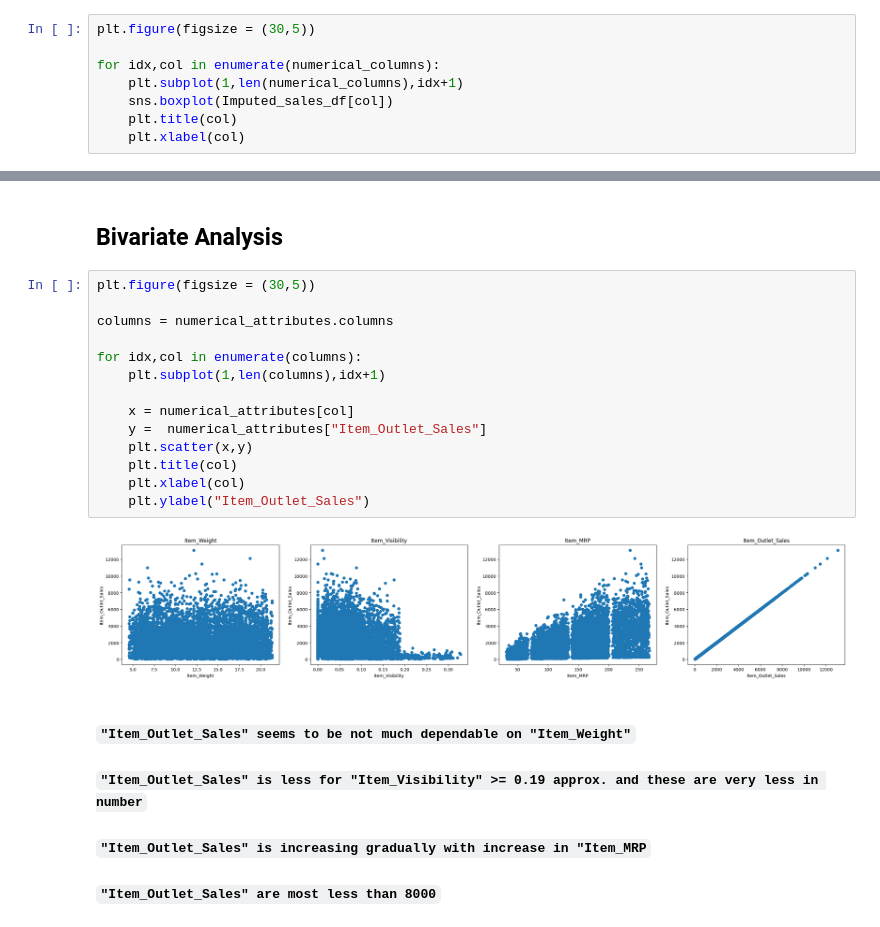
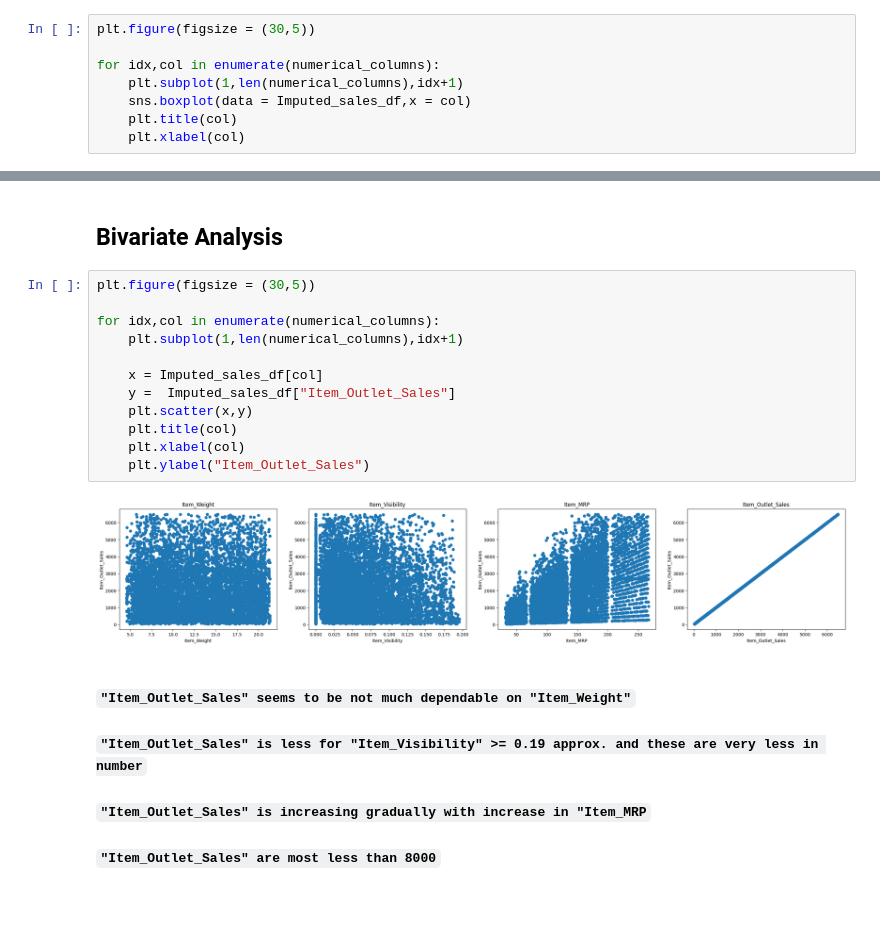
Before and after one commit to Gourav052003/Data-Driven-Sales-Forecasting-for-Big-Mart-Retail-Outlets, a Jupyter notebook: Big-Mart-Sales-Prediction.ipynb, the cells around one changed output, grey strips where cells are left out. Saved outputs shown, nothing was run; the diff lists cells and outputs as text.

```diff
--- a/Big-Mart-Sales-Prediction.ipynb
+++ b/Big-Mart-Sales-Prediction.ipynb
@@ -448,7 +448,7 @@ plt.figure(figsize = (30,5))
 
 for idx,col in enumerate(numerical_columns):
     plt.subplot(1,len(numerical_columns),idx+1)
-    sns.boxplot(Imputed_sales_df[col])
+    sns.boxplot(data = Imputed_sales_df,x = col)
     plt.title(col)
     plt.xlabel(col)
 # %% [output]
@@ -511,19 +511,17 @@ sns.histplot(Imputed_sales_df["Item_Outlet_Sales"],binwidth=1000)
 # %%
 plt.figure(figsize = (30,5))
 
-columns = numerical_attributes.columns
+for idx,col in enumerate(numerical_columns):
+    plt.subplot(1,len(numerical_columns),idx+1)
 
-for idx,col in enumerate(columns):
-    plt.subplot(1,len(columns),idx+1)
-
-    x = numerical_attributes[col]
-    y =  numerical_attributes["Item_Outlet_Sales"]
+    x = Imputed_sales_df[col]
+    y =  Imputed_sales_df["Item_Outlet_Sales"]
     plt.scatter(x,y)
     plt.title(col)
     plt.xlabel(col)
     plt.ylabel("Item_Outlet_Sales")
 # %% [output]
-[figure, old version]
+[figure, new version]
 # %% [markdown]
 #### `"Item_Outlet_Sales" seems to be not much dependable on "Item_Weight"`
 #### `"Item_Outlet_Sales" is less for "Item_Visibility" >= 0.19 approx. and these are very less in number`
```
Also changed, not shown: parts of 52 cells of this notebook, 1 other file.
